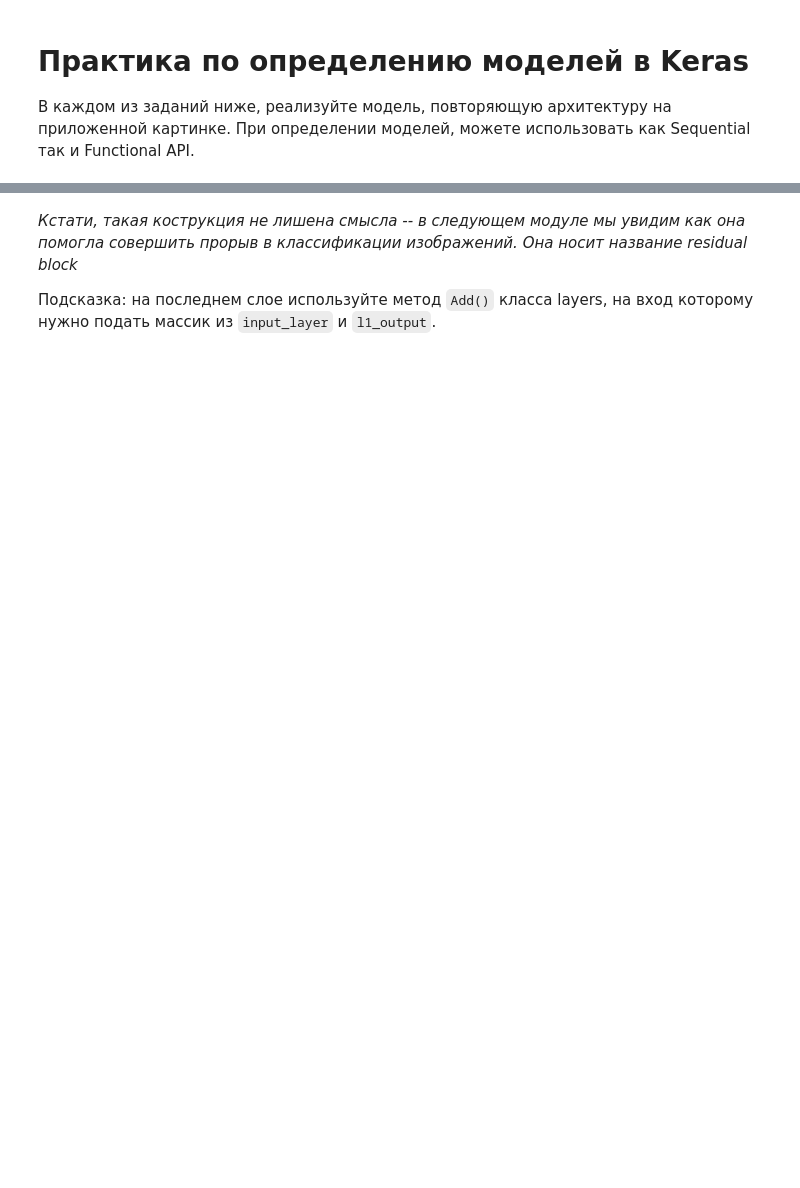
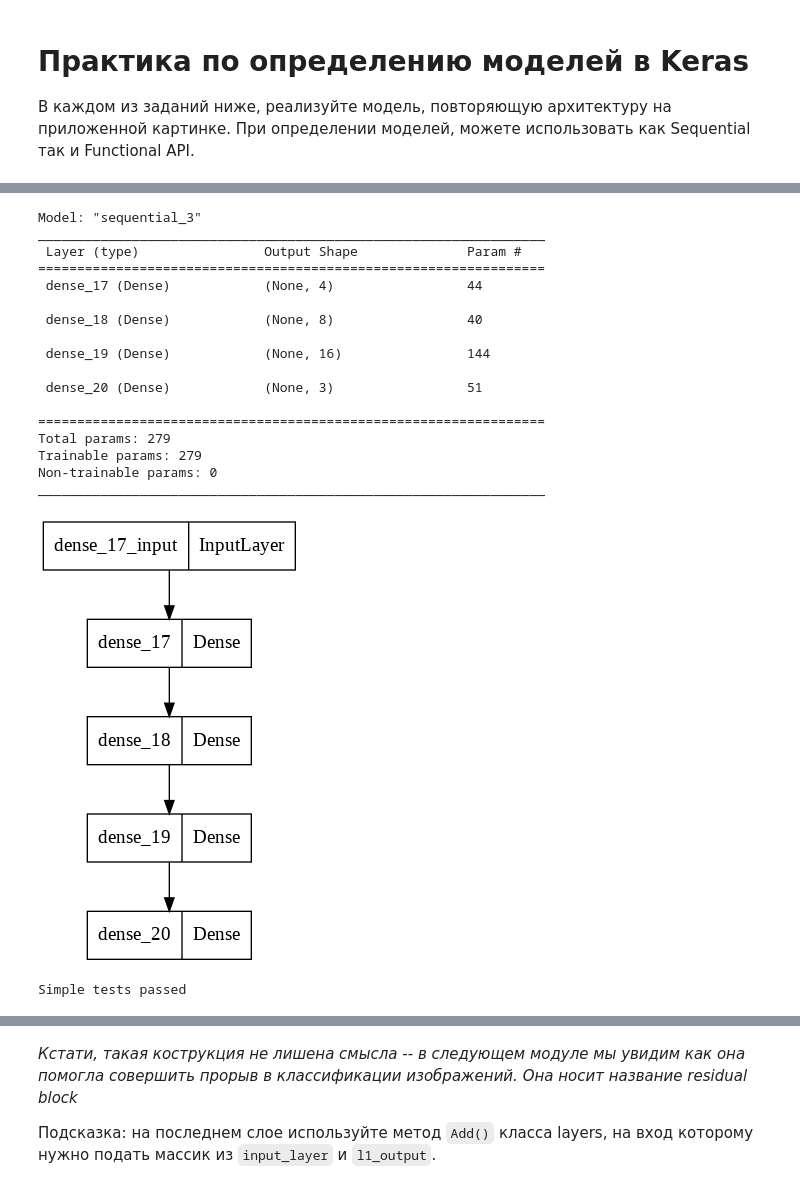
Before and after one commit to vsolodkyi/NeuralNetworks_SkillBox, a Jupyter notebook: module_3/keras_model_practice.ipynb, the cells around one changed output, grey strips where cells are left out. Drawn from its saved outputs; the diff is of its cells as text; code cells hidden in the pictures; blank space fills up the shorter version.

```diff
--- a/module_3/keras_model_practice.ipynb
+++ b/module_3/keras_model_practice.ipynb
@@ -17,19 +17,45 @@ import numpy as np
 <img src="https://drive.google.com/uc?export=view&id=1r6DoTrn8Pe2RKuPT3RM9rR8Xc2X3WNVe" width=400>
 # %%
 # <YOUR CODE STARTS HERE >
+model = tf.keras.Sequential()
+model.add(Dense(units=4, input_shape=(10,), activation='relu', name='dense_17'))
+model.add(Dense(units=8, activation='relu', name='dense_18'))
+model.add(Dense(units=16, activation='relu', name='dense_19'))
+model.add(Dense(units=3, activation='softmax', name='dense_20'))
 
 
 
 
 
 # <YOUR CODE ENDS HERE >
 model.summary()
 tf.keras.utils.plot_model(model, show_shapes=False)
+# %% [output]
+Model: "sequential_3"
+_________________________________________________________________
+ Layer (type)                Output Shape              Param #
+=================================================================
+ dense_17 (Dense)            (None, 4)                 44
+
+ dense_18 (Dense)            (None, 8)                 40
+
+ dense_19 (Dense)            (None, 16)                144
+
+ dense_20 (Dense)            (None, 3)                 51
+
+=================================================================
+Total params: 279
+Trainable params: 279
+Non-trainable params: 0
+_________________________________________________________________
+[figure, added]
 # %%
 output = model(np.ones((3, 10)))
 assert np.allclose(output.numpy().sum(1),  np.ones(3)), "Did you forget softmax in the last layer?"
 assert model.count_params() == 279, "Wrong params number"
 print("Simple tests passed")
+# %% [output]
+Simple tests passed
 # %% [markdown]
 ## Задание 2
 
```
Also changed, not shown: parts of 4 cells of this notebook.
